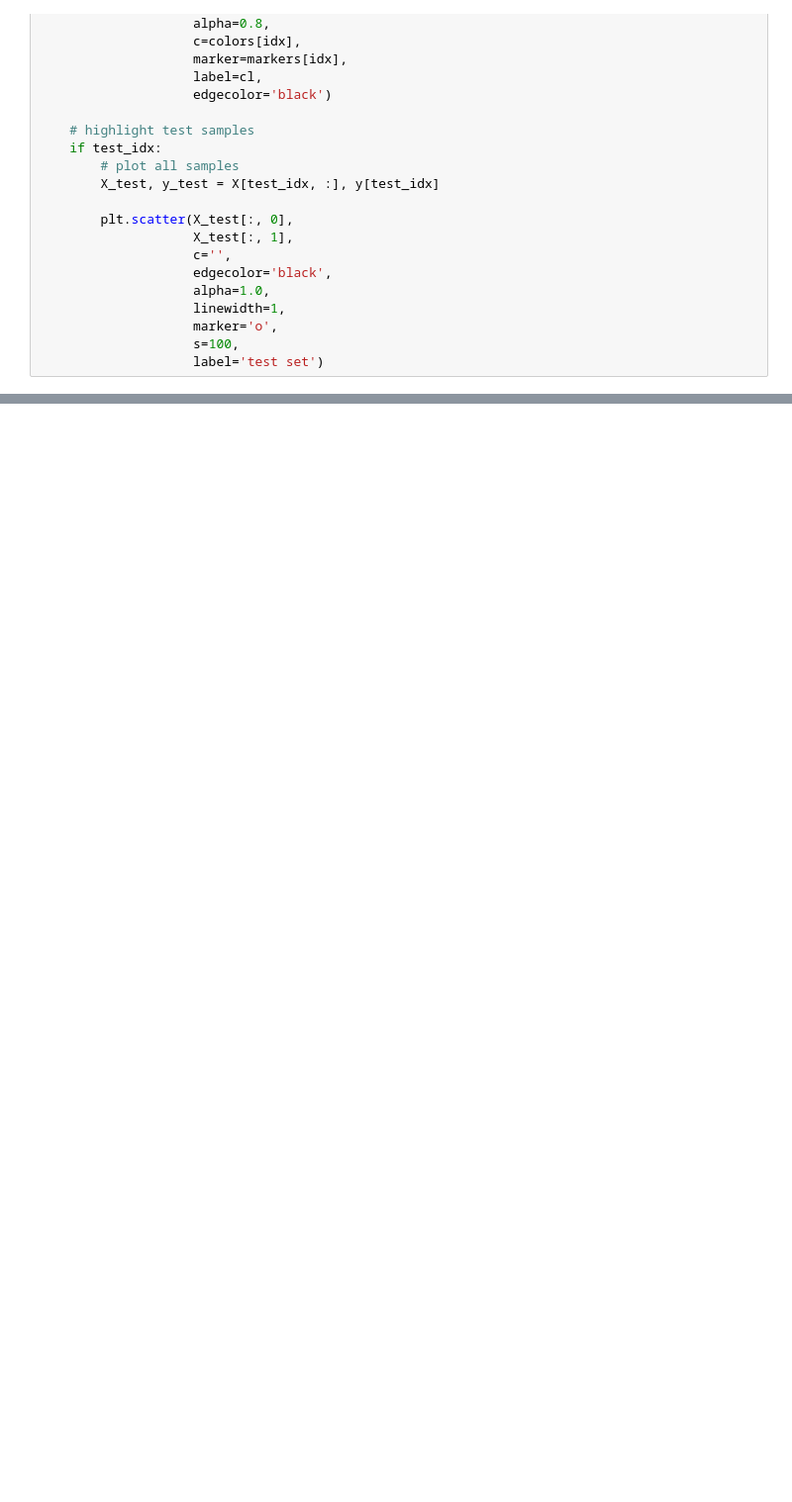
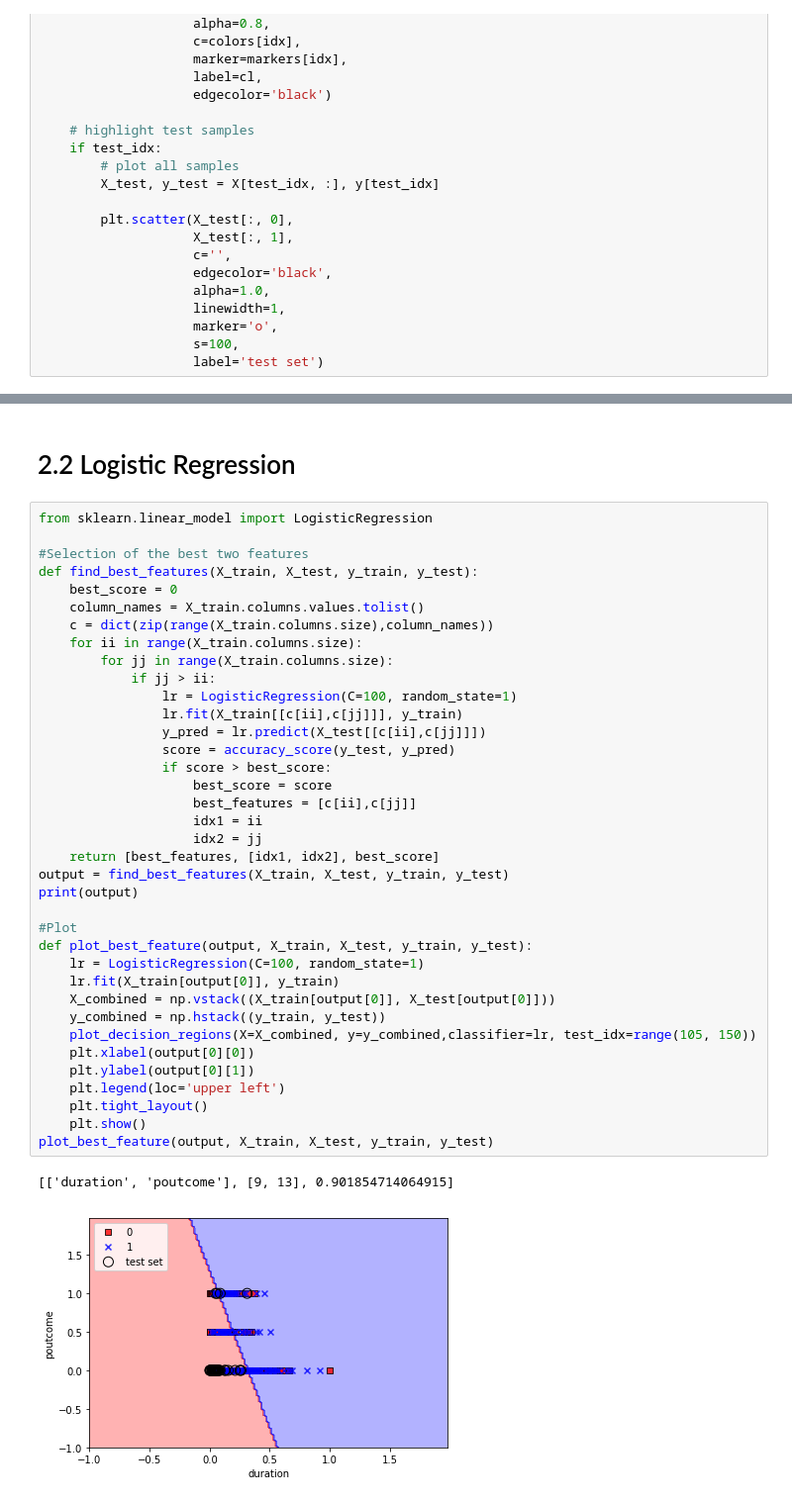
Before and after one commit to tangzhengback/PHBS_TQFML, a Jupyter notebook: HW/bank_marketing.ipynb, the cells around one changed output, grey strips where cells are left out. Shown at 99% size. Saved outputs shown, nothing was run; the diff lists cells and outputs as text; blank space fills up the shorter version.

```diff
--- a/HW/bank_marketing.ipynb
+++ b/HW/bank_marketing.ipynb
@@ -529,0 +205,42 @@ plot_best_feature(output, X_train, X_test, y_train, y_test)
+# %% [markdown]
+# 2.2 Logistic Regression
+# %%
+from sklearn.linear_model import LogisticRegression
+
+#Selection of the best two features
+def find_best_features(X_train, X_test, y_train, y_test):
+    best_score = 0
+    column_names = X_train.columns.values.tolist()
+    c = dict(zip(range(X_train.columns.size),column_names))
+    for ii in range(X_train.columns.size):
+        for jj in range(X_train.columns.size):
+            if jj > ii:
+                lr = LogisticRegression(C=100, random_state=1)
+                lr.fit(X_train[[c[ii],c[jj]]], y_train)
+                y_pred = lr.predict(X_test[[c[ii],c[jj]]])
+                score = accuracy_score(y_test, y_pred)
+                if score > best_score:
+                    best_score = score
+                    best_features = [c[ii],c[jj]]
+                    idx1 = ii
+                    idx2 = jj
+    return [best_features, [idx1, idx2], best_score]
+output = find_best_features(X_train, X_test, y_train, y_test)
+print(output)
+
+#Plot
+def plot_best_feature(output, X_train, X_test, y_train, y_test):
+    lr = LogisticRegression(C=100, random_state=1)
+    lr.fit(X_train[output[0]], y_train)
+    X_combined = np.vstack((X_train[output[0]], X_test[output[0]]))
+    y_combined = np.hstack((y_train, y_test))
+    plot_decision_regions(X=X_combined, y=y_combined,classifier=lr, test_idx=range(105, 150))
+    plt.xlabel(output[0][0])
+    plt.ylabel(output[0][1])
+    plt.legend(loc='upper left')
+    plt.tight_layout()
+    plt.show()
+plot_best_feature(output, X_train, X_test, y_train, y_test)
+# %% [output]
+[['duration', 'poutcome'], [9, 13], 0.901854714064915]
+[figure, added]
```
Also changed, not shown: parts of 52 cells of this notebook.
